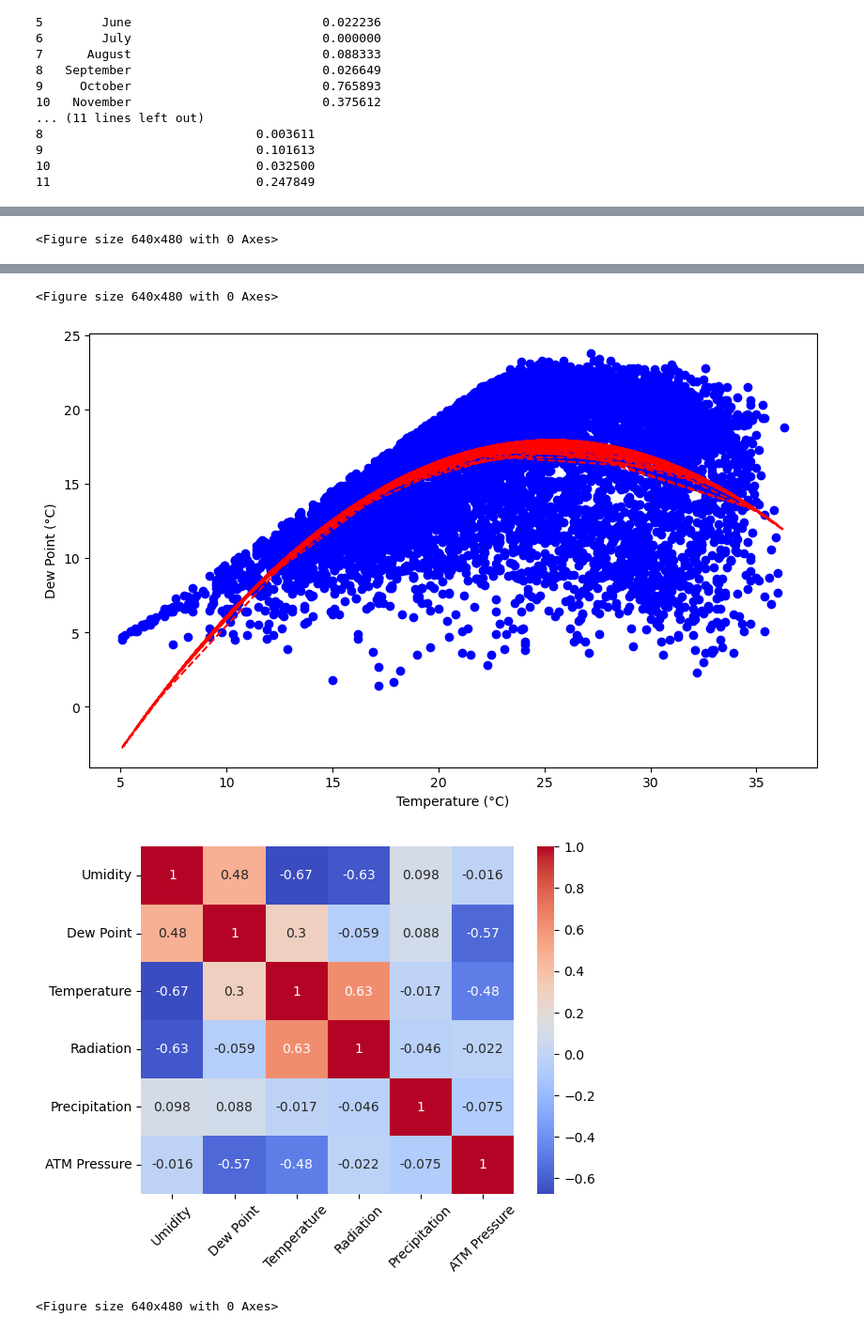
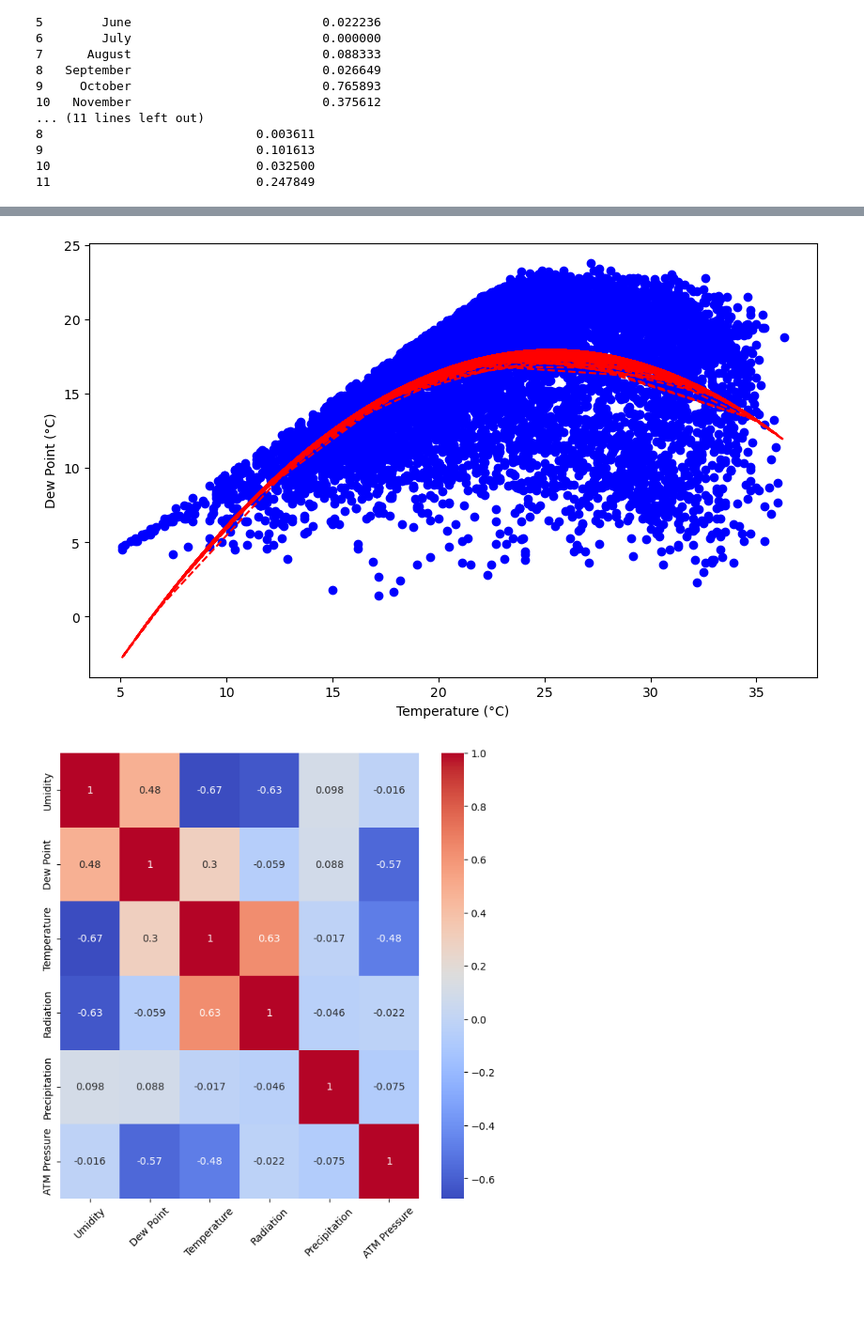
Before and after one commit to gustavopin/RainDataAnalysis, a Jupyter notebook: analysis.ipynb, the cells around one changed output, grey strips where cells are left out. Shown at 94% size. Cells and saved outputs as stored; diff of their text form; code cells hidden in the pictures; blank space fills up the shorter version.

Commit message:
finalyzed the analysis, updated the readme and the graph images

```diff
--- a/analysis.ipynb
+++ b/analysis.ipynb
@@ -231,45 +223,43 @@ p = np.poly1d(z)
 plt.plot(temp_inst, p(temp_inst), "r--")
 plt.xlabel('Temperature (°C)')
 plt.ylabel('Umidity')
+plt.savefig('temp_umidity.png')
 plt.show()
-plt.savefig('temp_umidity.png')
 
     # scatter umidity/dew point
 plt.figure(figsize = (10,6))
 plt.scatter(umidity_inst, dew_inst, color = 'blue')
 z = np.polyfit(umidity_inst, dew_inst, 2)
 p = np.poly1d(z)
 plt.plot(umidity_inst, p(umidity_inst), "r--")
 plt.xlabel('Umidity')
 plt.ylabel('Dew Point (°C)')
+plt.savefig('umidity_dew.png')
 plt.show()
-plt.savefig('umidity_dew.png')
 
     # scatter temperature/dew point
 plt.figure(figsize = (10,6))
 plt.scatter(temp_inst, dew_inst, color = 'blue')
 z = np.polyfit(temp_inst, dew_inst, 2)
 p = np.poly1d(z)
 plt.plot(temp_inst, p(temp_inst), "r--")
 plt.xlabel('Temperature (°C)')
 plt.ylabel('Dew Point (°C)')
+plt.savefig('temp_dew.png')
 plt.show()
-plt.savefig('temp_dew.png')
 
 # correlation matrix with heatmap
+plt.figure(figsize = (8,8))
 corr1 = df1.corr()
 sn.heatmap(corr1, annot = True, cmap = 'coolwarm')
 plt.xticks(rotation = 45)
+plt.savefig('corr_matrix_1.png')
 plt.show()
-plt.savefig('corr_matrix_1.png')
 # %% [output]
 [figure]
-<Figure size 640x480 with 0 Axes>
 [figure]
-<Figure size 640x480 with 0 Axes>
 [figure]
-[figure, old version]
+[figure, new version]
-<Figure size 640x480 with 0 Axes>
 # %%
 # dataframe with wind gust, wind speed, wind direction and atm pressure
 df2 = pd.DataFrame({
```
Also changed, not shown: parts of 3 cells of this notebook, 6 other files.
